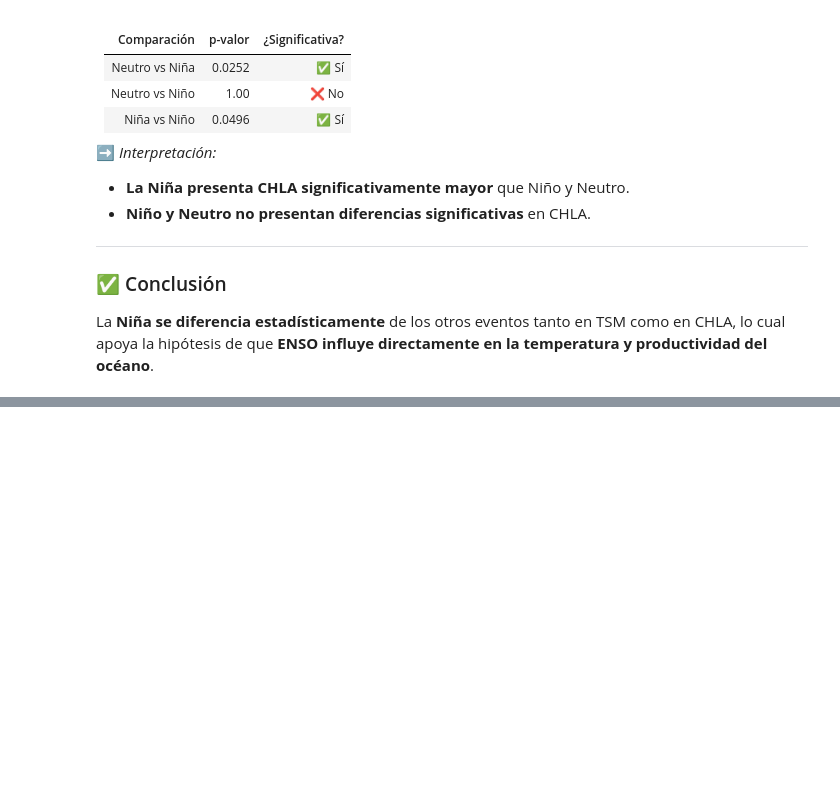
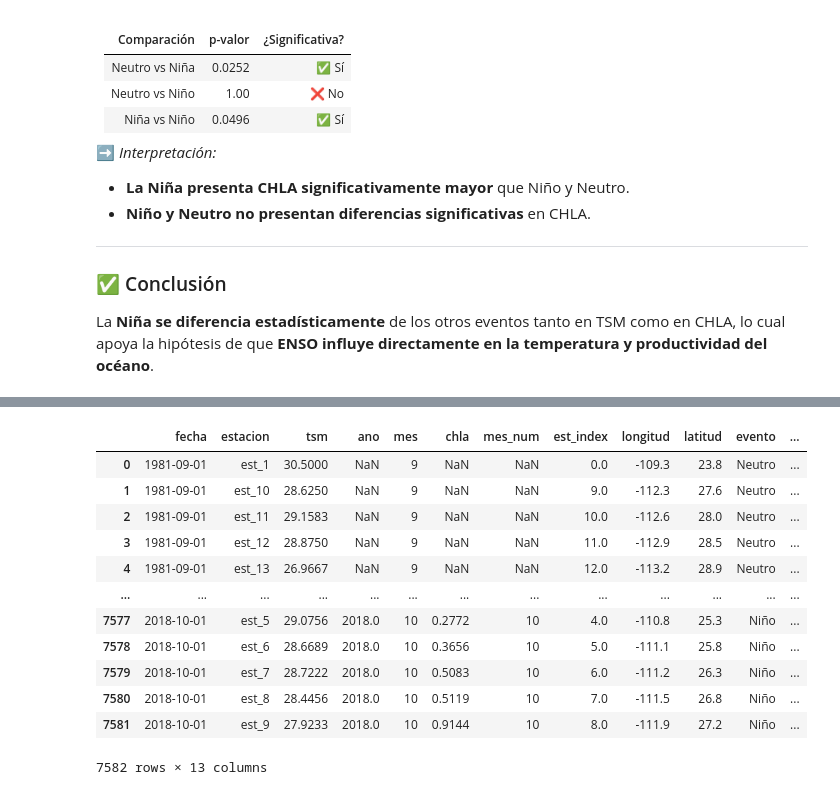
Before and after one commit to tukey-stans/ae-oceanografia-golfo-cali, a Jupyter notebook: notebooks/JMSD/eda_jmsd.ipynb, the cells around one changed output, grey strips where cells are left out. Saved outputs shown, nothing was run; the diff lists cells and outputs as text; code cells hidden in the pictures; blank space fills up the shorter version.

```diff
--- a/notebooks/JMSD/eda_jmsd.ipynb
+++ b/notebooks/JMSD/eda_jmsd.ipynb
@@ -1036,3 +1036,19 @@ for _, row in chla_nina.iterrows():
 m
 # %% [output]
 [interactive output not drawn]
+# %%
+combined
+# %% [output]
+|  | fecha | estacion | tsm | ano | mes | chla | mes_num | est_index | longitud | latitud | evento | ... |
+| 0 | 1981-09-01 | est_1 | 30.5000 | NaN | 9 | NaN | NaN | 0.0 | -109.3 | 23.8 | Neutro | ... |
+| 1 | 1981-09-01 | est_10 | 28.6250 | NaN | 9 | NaN | NaN | 9.0 | -112.3 | 27.6 | Neutro | ... |
+| 2 | 1981-09-01 | est_11 | 29.1583 | NaN | 9 | NaN | NaN | 10.0 | -112.6 | 28.0 | Neutro | ... |
+| 3 | 1981-09-01 | est_12 | 28.8750 | NaN | 9 | NaN | NaN | 11.0 | -112.9 | 28.5 | Neutro | ... |
+| 4 | 1981-09-01 | est_13 | 26.9667 | NaN | 9 | NaN | NaN | 12.0 | -113.2 | 28.9 | Neutro | ... |
+| ... | ... | ... | ... | ... | ... | ... | ... | ... | ... | ... | ... | ... |
+| 7577 | 2018-10-01 | est_5 | 29.0756 | 2018.0 | 10 | 0.2772 | 10 | 4.0 | -110.8 | 25.3 | Niño | ... |
+| 7578 | 2018-10-01 | est_6 | 28.6689 | 2018.0 | 10 | 0.3656 | 10 | 5.0 | -111.1 | 25.8 | Niño | ... |
+| 7579 | 2018-10-01 | est_7 | 28.7222 | 2018.0 | 10 | 0.5083 | 10 | 6.0 | -111.2 | 26.3 | Niño | ... |
+| 7580 | 2018-10-01 | est_8 | 28.4456 | 2018.0 | 10 | 0.5119 | 10 | 7.0 | -111.5 | 26.8 | Niño | ... |
+| 7581 | 2018-10-01 | est_9 | 27.9233 | 2018.0 | 10 | 0.9144 | 10 | 8.0 | -111.9 | 27.2 | Niño | ... |
+7582 rows × 13 columns
```
Also changed, not shown: parts of 17 cells of this notebook.
